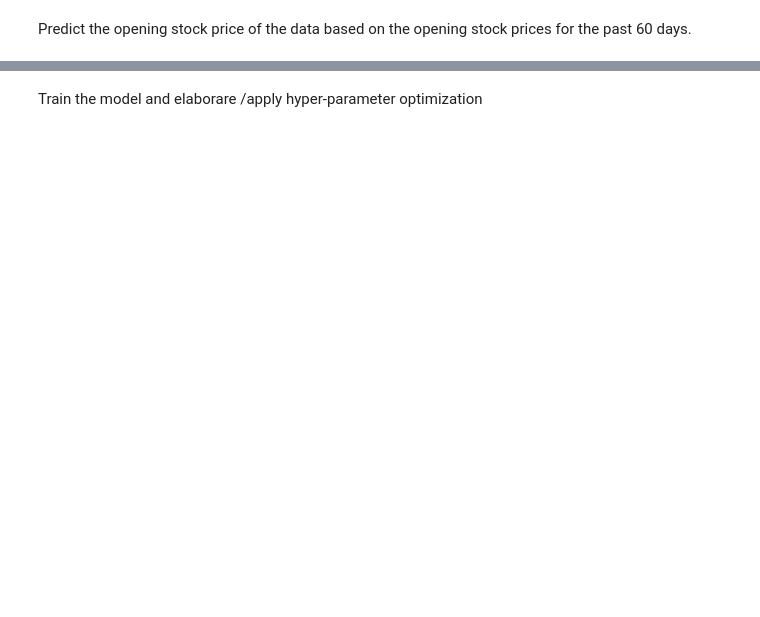
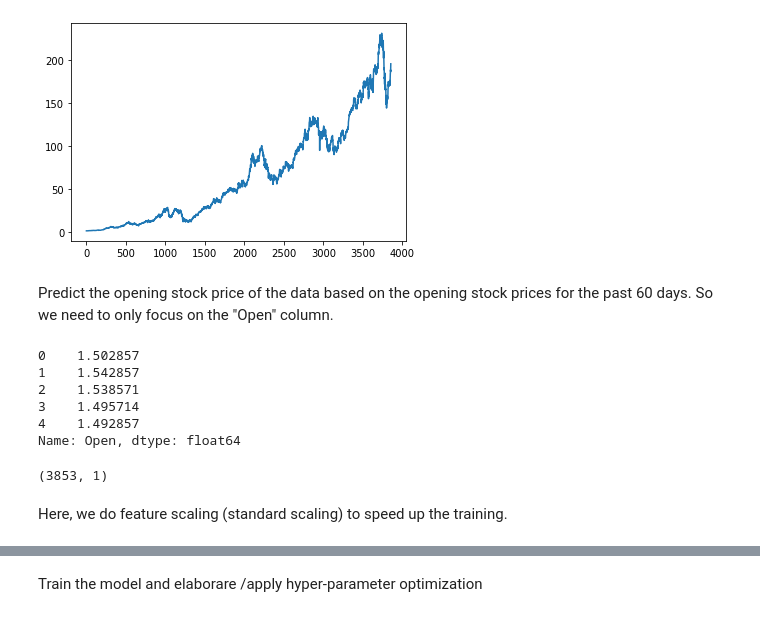
Before and after one commit to mmohseni1/StockPrice_DL_W4, a Jupyter notebook: StockPrice_DL_W4.ipynb, the cells around one changed output, grey strips where cells are left out. Saved outputs shown, nothing was run; the diff lists cells and outputs as text; code cells hidden in the pictures; blank space fills up the shorter version.

```diff
--- a/StockPrice_DL_W4.ipynb
+++ b/StockPrice_DL_W4.ipynb
@@ -18,0 +16,3 @@ Read The csv file
+# %%
+dataset = pd.read_csv('AAPL.csv')
+dataset.head()
@@ -19,2 +45,24 @@ Read The csv file
+# %%
+plt.plot(dataset["Open"])
+plt.show()
+# %% [output]
+[figure, added]
 # %% [markdown]
-Predict the opening stock price of the data based on the opening stock prices for the past 60 days.
+Predict the opening stock price of the data based on the opening stock prices for the past 60 days. So we need to only focus on the "Open" column.
+# %%
+dataset2=dataset['Open']
+dataset2.head()
+# %% [output]
+0    1.502857
+1    1.542857
+2    1.538571
+3    1.495714
+4    1.492857
+Name: Open, dtype: float64
+# %%
+dataset2=pd.DataFrame(dataset2)
+dataset2.shape
+# %% [output]
+(3853, 1)
+# %% [markdown]
+Here, we do feature scaling (standard scaling) to speed up the training.
```
Also changed, not shown: parts of 32 cells of this notebook.
